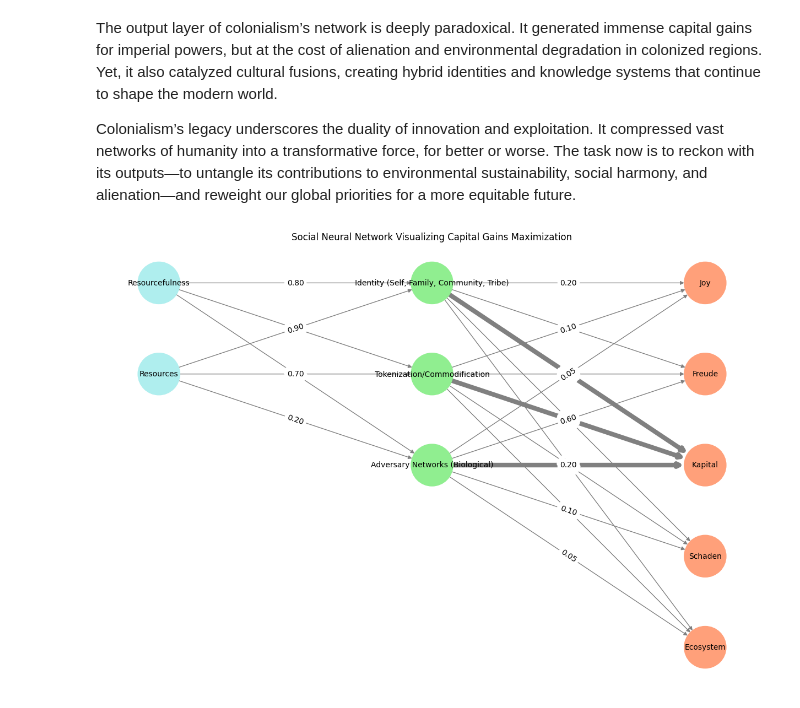
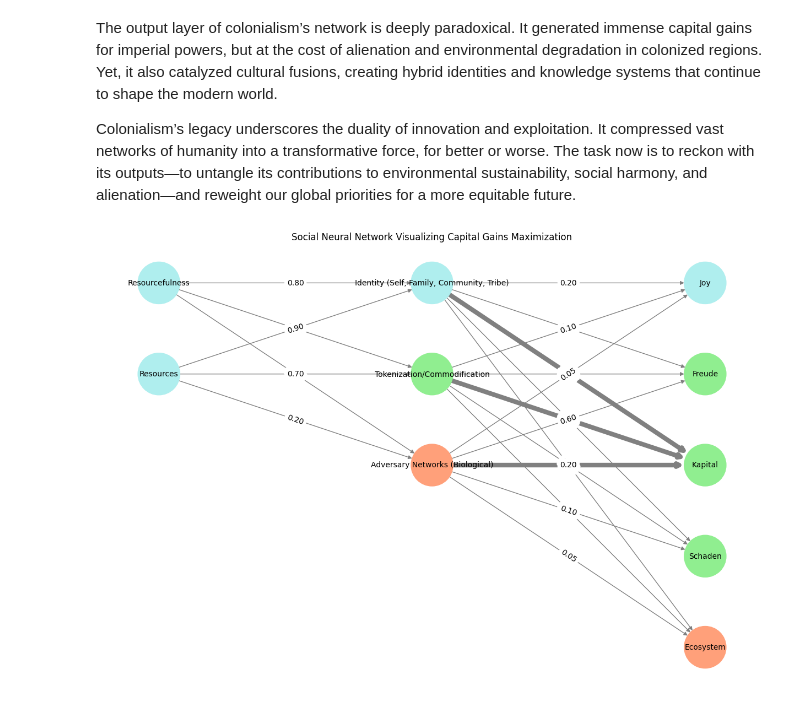
Before and after one commit to abikesa/jordanpeterson, a Jupyter notebook: kitabo/ensi/_build/jupyter_execute/act1/chapter2.ipynb, the cells around one changed output. Drawn from its saved outputs; the diff is of its cells as text; code cells hidden in the pictures.

Commit message:
returned color codes to dynamic-freudian style

```diff
--- a/kitabo/ensi/_build/jupyter_execute/act1/chapter2.ipynb
+++ b/kitabo/ensi/_build/jupyter_execute/act1/chapter2.ipynb
@@ -82,7 +82,6 @@ layers = {
         'Identity (Self, Family, Community, Tribe)',
         'Tokenization/Commodification',
         'Adversary Networks (Biological)',
-
     ],
     'Output': ['Joy', 'Freude', 'Kapital', 'Schaden', 'Ecosystem']
 }
@@ -113,44 +112,54 @@ def visualize_nn(layers, weights):
     for i, node in enumerate(layers['Hidden']):
         G.add_node(node, layer=1)
         pos[node] = (1, -i)
-        node_colors.append('lightgreen')
+        if node == 'Identity (Self, Family, Community, Tribe)':
+            node_colors.append('paleturquoise')
+        elif node == 'Tokenization/Commodification':
+            node_colors.append('lightgreen')
+        elif node == 'Adversary Networks (Biological)':
+            node_colors.append('lightsalmon')
 
     # Add output layer nodes
     for i, node in enumerate(layers['Output']):
         G.add_node(node, layer=2)
         pos[node] = (2, -i)
-        node_colors.append('lightsalmon')
+        if node == 'Joy':
+            node_colors.append('paleturquoise')
+        elif node in ['Freude', 'Kapital', 'Schaden']:
+            node_colors.append('lightgreen')
+        elif node == 'Ecosystem':
+            node_colors.append('lightsalmon')
 
     # Add edges based on weights
     for i, in_node in enumerate(layers['Input']):
         for j, hid_node in enumerate(layers['Hidden']):
             G.add_edge(in_node, hid_node, weight=weights['Input-Hidden'][i, j])
 
     for i, hid_node in enumerate(layers['Hidden']):
         for j, out_node in enumerate(layers['Output']):
             # Adjust thickness for specific edges
             if hid_node == "Identity (Self, Family, Community, Tribe)" and out_node == "Kapital":
                 width = 6
             elif hid_node == "Tokenization/Commodification" and out_node == "Kapital":
                 width = 6
             elif hid_node == "Adversary Networks (Biological)" and out_node == "Kapital":
                 width = 6
             else:
                 width = 1
             G.add_edge(hid_node, out_node, weight=weights['Hidden-Output'][i, j], width=width)
 
     # Draw the graph
     plt.figure(figsize=(12, 8))
     edge_labels = nx.get_edge_attributes(G, 'weight')
     widths = [G[u][v]['width'] if 'width' in G[u][v] else 1 for u, v in G.edges()]
     nx.draw(
         G, pos, with_labels=True, node_color=node_colors, edge_color='gray',
         node_size=3000, font_size=10, width=widths
     )
     nx.draw_networkx_edge_labels(G, pos, edge_labels={k: f'{v:.2f}' for k, v in edge_labels.items()})
     plt.title("Social Neural Network Visualizing Capital Gains Maximization")
     plt.show()
 
 visualize_nn(layers, weights)
 # %% [output]
-[figure, old version]
+[figure, new version]
```
Also changed, not shown: 7 other files.
